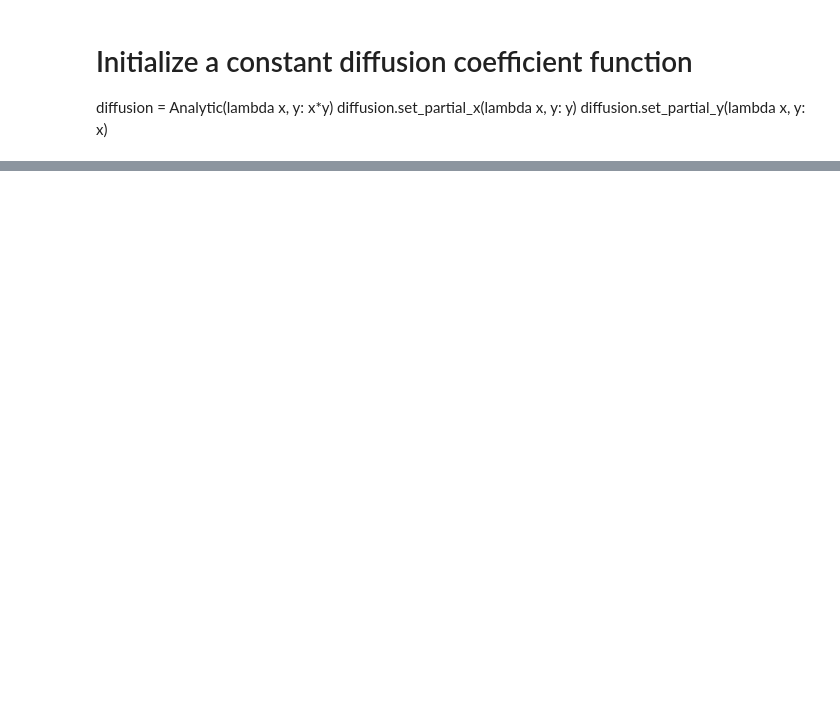
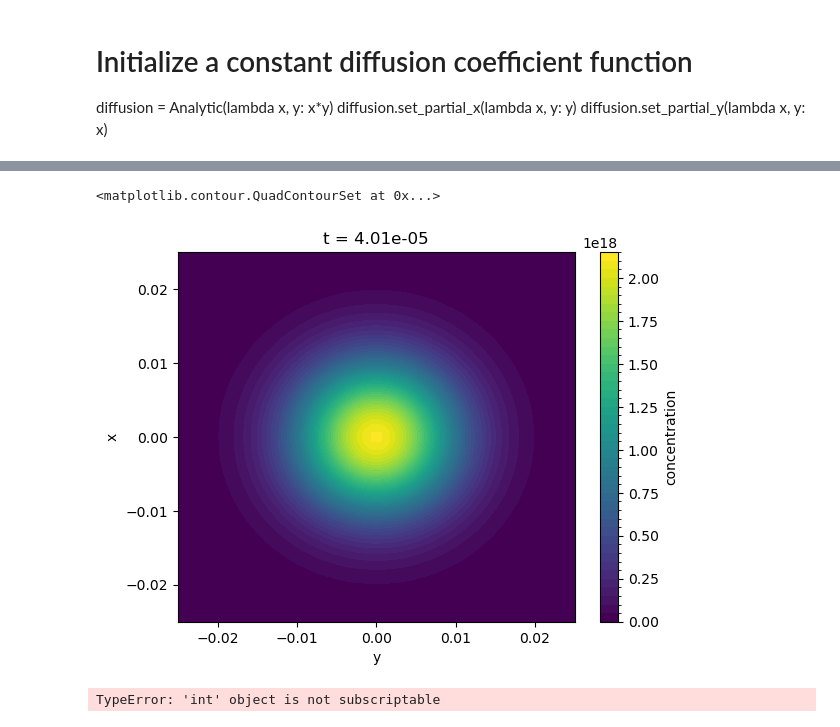
Before and after one commit to fongkenrui/A409_SeleniumDispersion, a Jupyter notebook: FW_test.ipynb, the cells around one changed output, grey strips where cells are left out. Drawn from its saved outputs; the diff is of its cells as text; code cells hidden in the pictures; blank space fills up the shorter version.

```diff
--- a/FW_test.ipynb
+++ b/FW_test.ipynb
@@ -50,0 +66,9 @@ ValueError: operands could not be broadcast together with shapes (48,48) (48,50)
+# %%
+xr.plot.contourf(result_ds.isel(t=40), levels=50)
+# %% [output]
+<matplotlib.contour.QuadContourSet at 0x...>
+[figure, added]
+# %%
+fig, ax = plot_mass_conservation(result_ds)
+# %% [output]
+TypeError: 'int' object is not subscriptable
```
Also changed, not shown: parts of 3 cells of this notebook, 2 other files.
